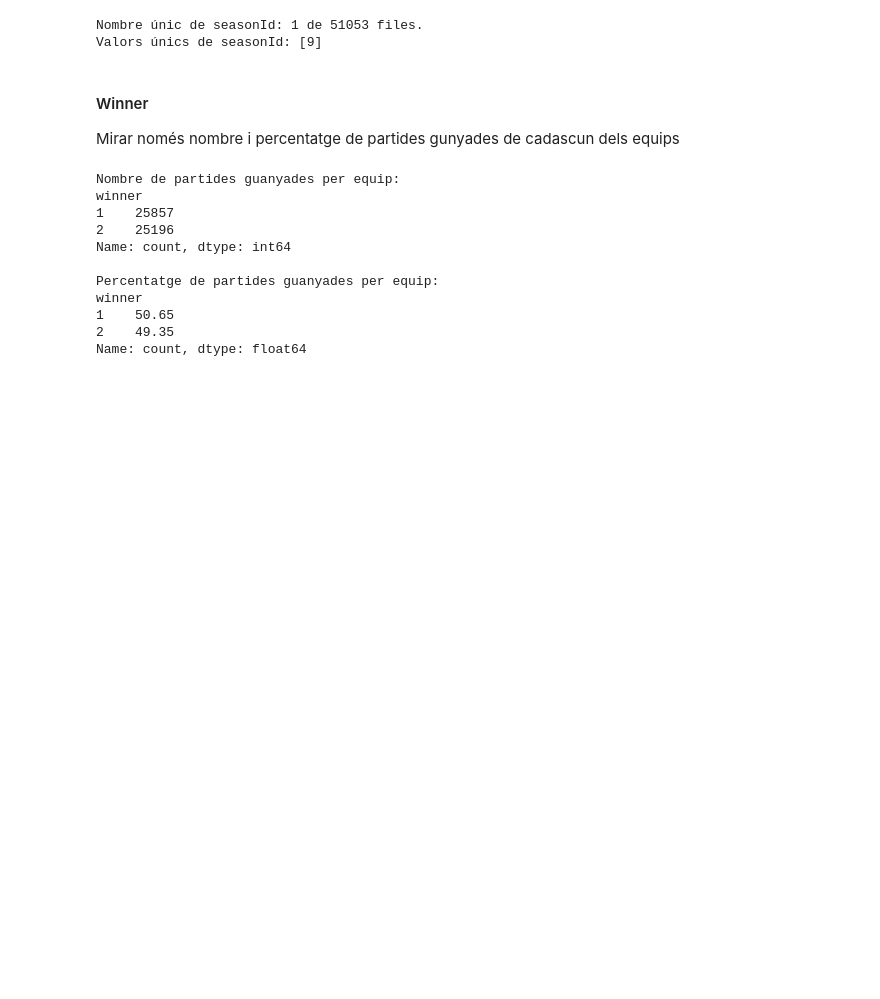
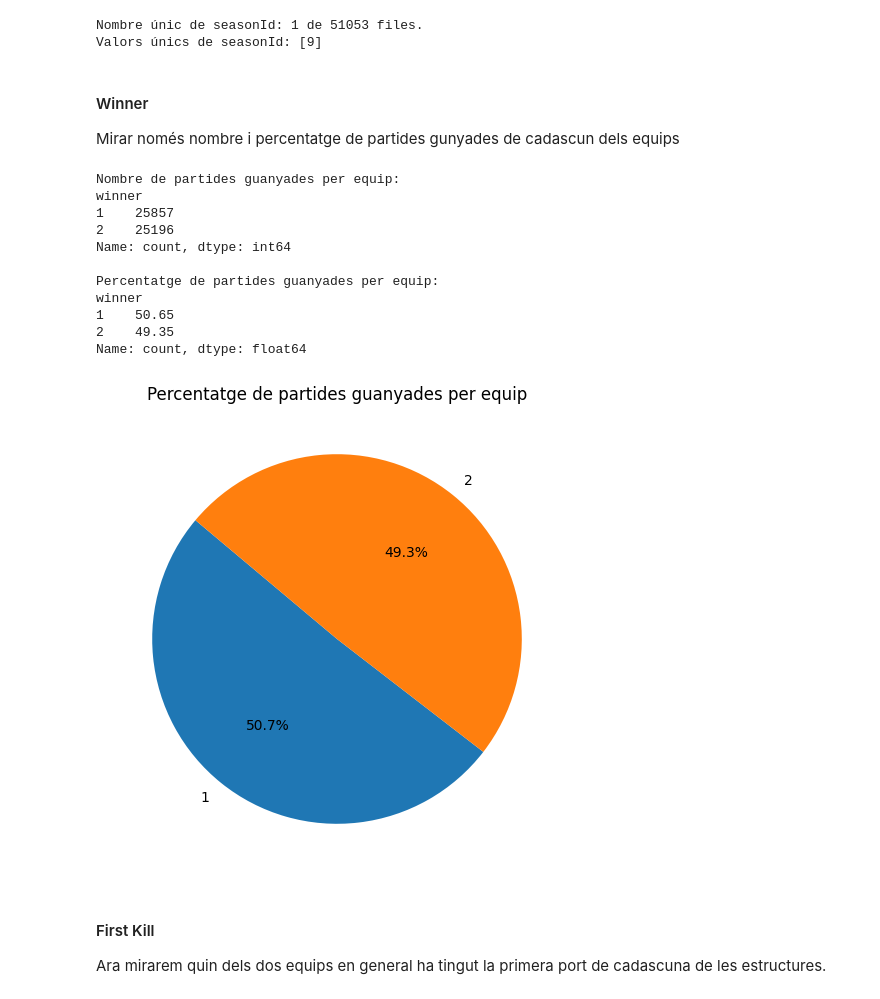
Before and after one commit to NIU1710545/Kaggle-Code, a Jupyter notebook: Anàlisi de dades/Dades..ipynb, the cells around one changed output. Cells and saved outputs as stored; diff of their text form; code cells hidden in the pictures; blank space fills up the shorter version.

```diff
--- a/Anàlisi de dades/Dades..ipynb
+++ b/Anàlisi de dades/Dades..ipynb
@@ -282,3 +299,17 @@ winner
 1    50.65
 2    49.35
 Name: count, dtype: float64
+# %%
+# Gràfic rodo de pastís del percentatge de partides guanyades per equip
+import matplotlib.pyplot as plt
+labels = winner_percentage.index
+sizes = winner_percentage.values
+plt.figure(figsize=(6,6))
+plt.pie(sizes, labels=labels, autopct='%1.1f%%', startangle=140)
+plt.title('Percentatge de partides guanyades per equip')
+plt.show()
+# %% [output]
+[figure, added]
+# %% [markdown]
+#### First Kill
+Ara mirarem quin dels dos equips en general ha tingut la primera port de cadascuna de les estructures.
```
Also changed, not shown: parts of 16 cells of this notebook.
